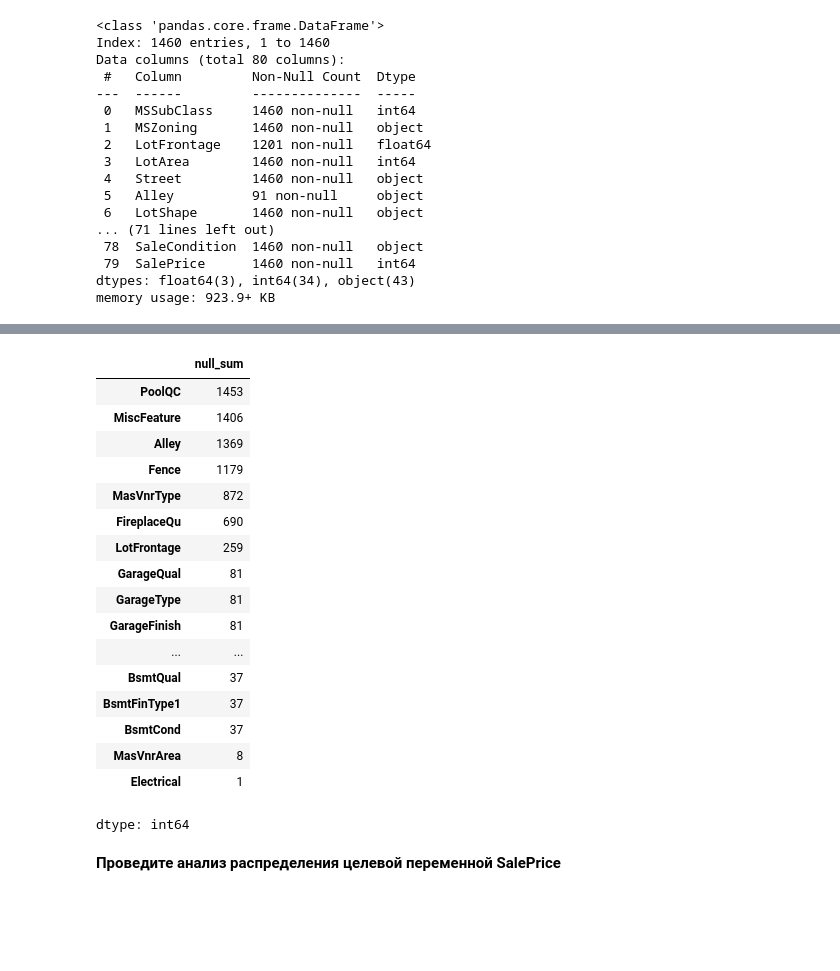
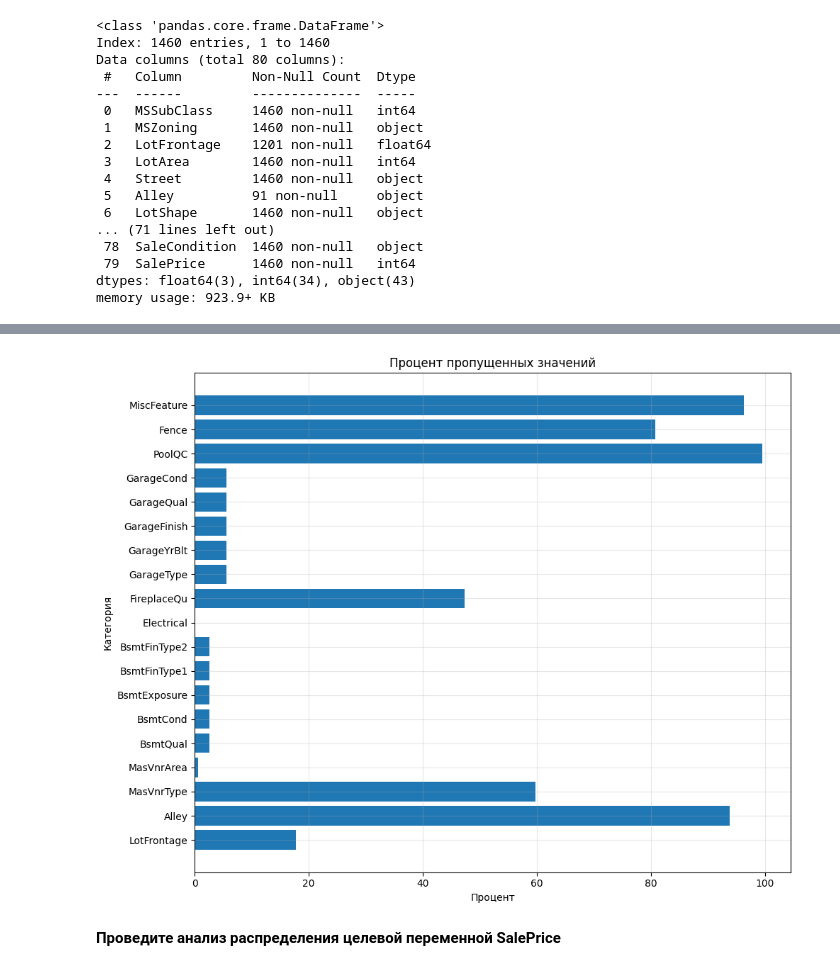
Before and after one commit to Yukkitsune/TBank-Analytics, a Jupyter notebook: Machine learning/linear_regression_homework.ipynb, the cells around one changed output, grey strips where cells are left out. Cells and saved outputs as stored; diff of their text form; code cells hidden in the pictures; blank space fills up the shorter version.

```diff
--- a/Machine learning/linear_regression_homework.ipynb
+++ b/Machine learning/linear_regression_homework.ipynb
@@ -94,26 +104,19 @@ df.describe()
-# %%
-# Проверка на пропущенные значения
-df_null_cnt = df.isnull().sum().sort_values(ascending=False).rename('null_sum')
-df_null_cnt[df_null_cnt > 0]
-# %% [output]
-|  | null_sum |
-| PoolQC | 1453 |
-| MiscFeature | 1406 |
-| Alley | 1369 |
-| Fence | 1179 |
-| MasVnrType | 872 |
-| FireplaceQu | 690 |
-| LotFrontage | 259 |
-| GarageQual | 81 |
-| GarageType | 81 |
-| GarageFinish | 81 |
-| ... | ... |
-| BsmtQual | 37 |
-| BsmtFinType1 | 37 |
-| BsmtCond | 37 |
-| MasVnrArea | 8 |
-| Electrical | 1 |
-dtype: int64
+# %%
+# Проверка на пропущенные значения
+df_null_cnt = pd.DataFrame(df.isnull().sum().rename('null_sum'))
+df_null_cnt = df_null_cnt[df_null_cnt['null_sum'] > 0]
+df_null_cnt['null%'] = df_null_cnt['null_sum'].apply(lambda x: x/len(df) * 100)
+
+plt.figure(figsize=(10,8))
+plt.xlabel('Процент')
+plt.ylabel('Категория')
+plt.title('Процент пропущенных значений')
+plt.barh(df_null_cnt.index, df_null_cnt['null%'])
+plt.tight_layout()
+plt.grid(True, alpha=0.3)
+plt.show()
+# %% [output]
+[figure, added]
 # %% [markdown]
 **Проведите анализ распределения целевой переменной SalePrice**
 # %%
```
Also changed, not shown: parts of 27 cells of this notebook.
